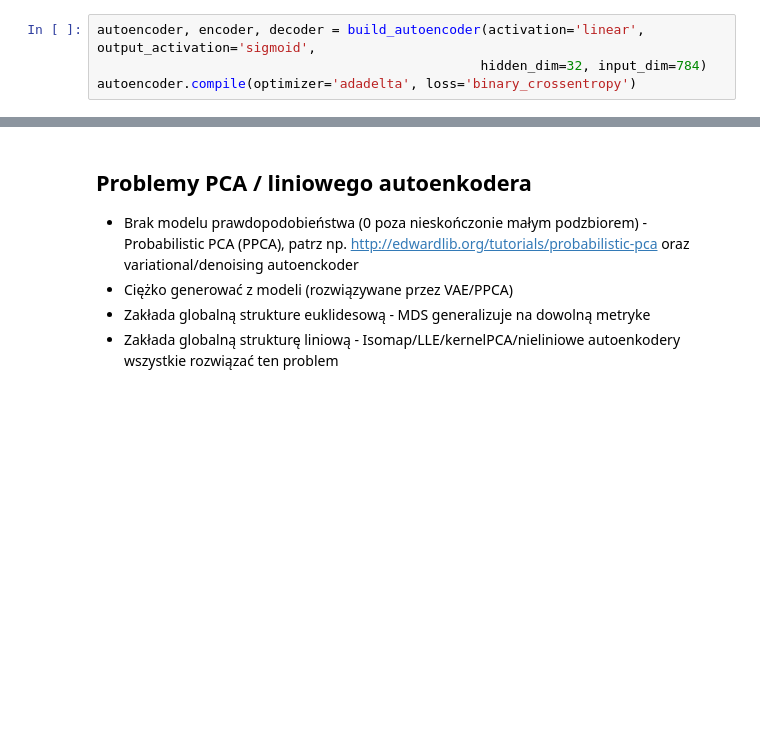
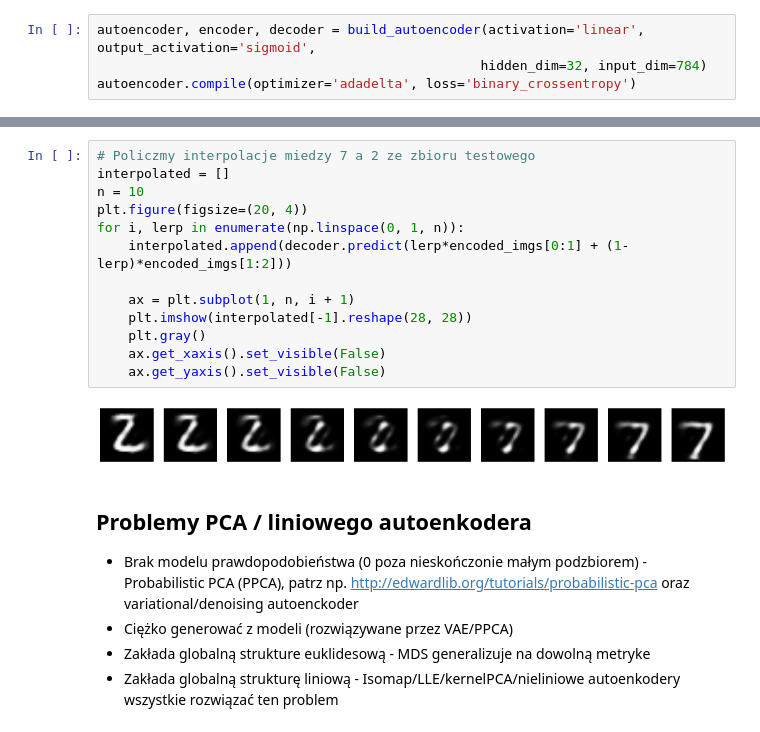
Before and after one commit to gmum/ml2017, a Jupyter notebook: L11.ipynb, the cells around one changed output, grey strips where cells are left out. Saved outputs shown, nothing was run; the diff lists cells and outputs as text; blank space fills up the shorter version.

```diff
--- a/L11.ipynb
+++ b/L11.ipynb
@@ -144,3 +207,18 @@ TODO: Napisać kod samplujący z sieci powyżej
+# %%
+# Policzmy interpolacje miedzy 7 a 2 ze zbioru testowego
+interpolated = []
+n = 10
+plt.figure(figsize=(20, 4))
+for i, lerp in enumerate(np.linspace(0, 1, n)):
+    interpolated.append(decoder.predict(lerp*encoded_imgs[0:1] + (1-lerp)*encoded_imgs[1:2]))
+
+    ax = plt.subplot(1, n, i + 1)
+    plt.imshow(interpolated[-1].reshape(28, 28))
+    plt.gray()
+    ax.get_xaxis().set_visible(False)
+    ax.get_yaxis().set_visible(False)
+# %% [output]
+[figure, added]
 # %% [markdown]
 ## Problemy PCA / liniowego autoenkodera
 
```
Also changed, not shown: parts of 26 cells of this notebook.
